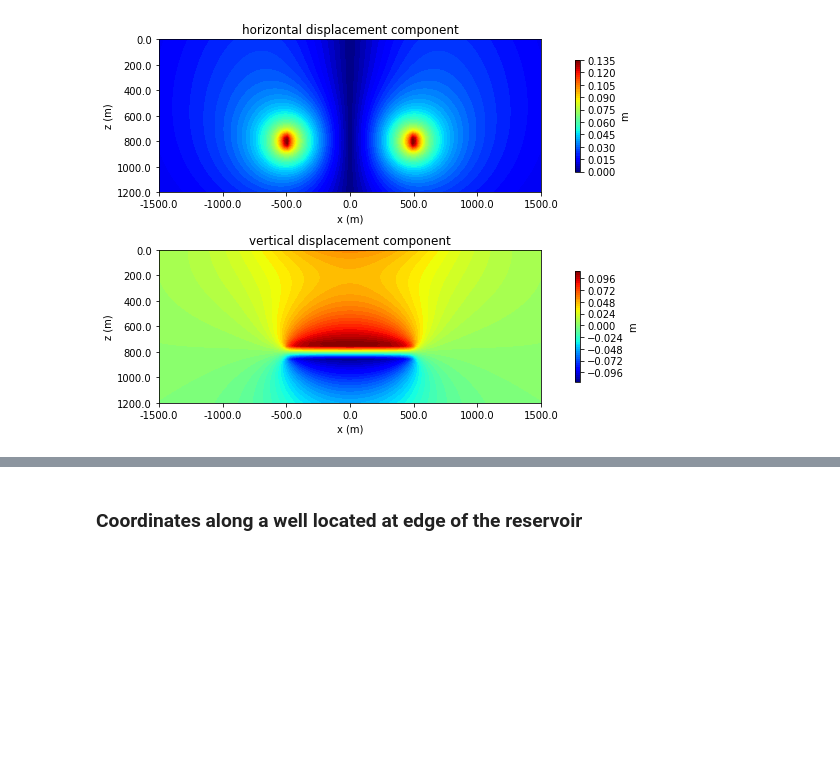
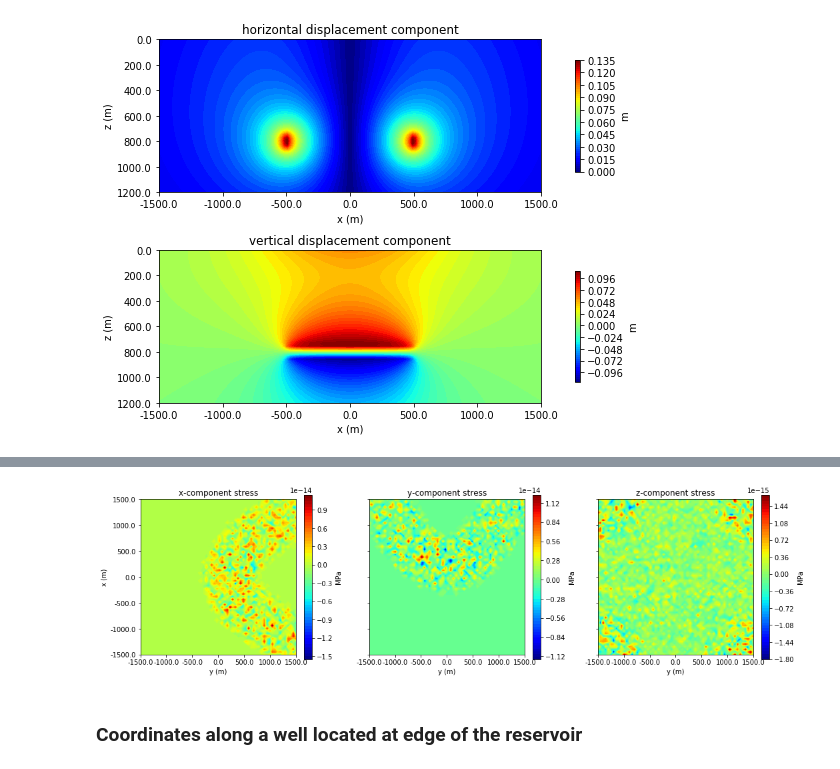
Before and after one commit to pinga-lab/DisReserv, a Jupyter notebook: code/cylindrical_reservoir.ipynb, the cells around one changed output, grey strips where cells are left out. Drawn from its saved outputs; the diff is of its cells as text; code cells hidden in the pictures; blank space fills up the shorter version.

```diff
--- a/code/cylindrical_reservoir.ipynb
+++ b/code/cylindrical_reservoir.ipynb
@@ -123,0 +216,10 @@ plt.show()
+# %%
+# Compute the z-component of stress
+s_zz1 = cp.field_component(coordinates, model, DP, poisson, young, kernel='s_zz1')
+
+s_zz2 = cp.field_component(coordinates, model, DP, poisson, young, kernel='s_zz2')
+
+s_zzz2 = cp.field_component(coordinates, model, DP, poisson, young, kernel='s_zzz2')
+
+stress_z = s_zz1 + s_zzz2 - s_zz2
+stress_z *= young/(1 + poisson)
@@ -124,3 +228,47 @@ plt.show()
+# %%
+y = np.linspace(-1500, 1500, shape[0])
+x = np.linspace(-1500, 1500, shape[1])
+# %%
+# Plot the results on a map
+fig, ax = plt.subplots(nrows=1, ncols=3, sharex=False, sharey=True, figsize=(15,5))
+
+ax[0].set_aspect("equal")
+img = ax[0].contourf(y, x, stress_x.reshape(shape),
+                  60, cmap="jet")
+plt.colorbar(img, ax=ax[0], pad=0.04, shrink=0.73, label="MPa")
+ax[0].set_title("x-component stress")
+
+ax[0].set_xticklabels(ax[0].get_xticks())
+ax[0].set_yticklabels(ax[0].get_yticks())
+ax[0].set_xlabel("y (m)")
+ax[0].set_ylabel("x (m)")
+
+ax[1].set_aspect("equal")
+img = ax[1].contourf(y, x, stress_y.reshape(shape),
+                  60, cmap="jet")
+plt.colorbar(img, ax=ax[1], pad=0.04, shrink=0.73, label="MPa")
+ax[1].set_title("y-component stress")
+
+ax[1].set_xticklabels(ax[1].get_xticks())
+ax[1].set_yticklabels(ax[1].get_yticks())
+ax[1].set_xlabel("y (m)")
+#ax[1].set_ylabel("x (m)")
+
+ax[2].set_aspect("equal")
+img = ax[2].contourf(y, x, stress_z.reshape(shape),
+                  60, cmap="jet")
+plt.colorbar(img, ax=ax[2], pad=0.04, shrink=0.73, label="MPa")
+ax[2].set_title("z-component stress")
+
+ax[2].set_xticklabels(ax[2].get_xticks())
+ax[2].set_yticklabels(ax[2].get_yticks())
+ax[2].set_xlabel("y (m)")
+#ax[2].set_ylabel("x (m)")
+
+plt.tight_layout()
+plt.show()
+# %% [output]
+[figure, added]
 # %% [markdown]
 ### Coordinates along a well located at edge of the reservoir
 # %%
```
Also changed, not shown: parts of 29 cells of this notebook, 1 other file.
